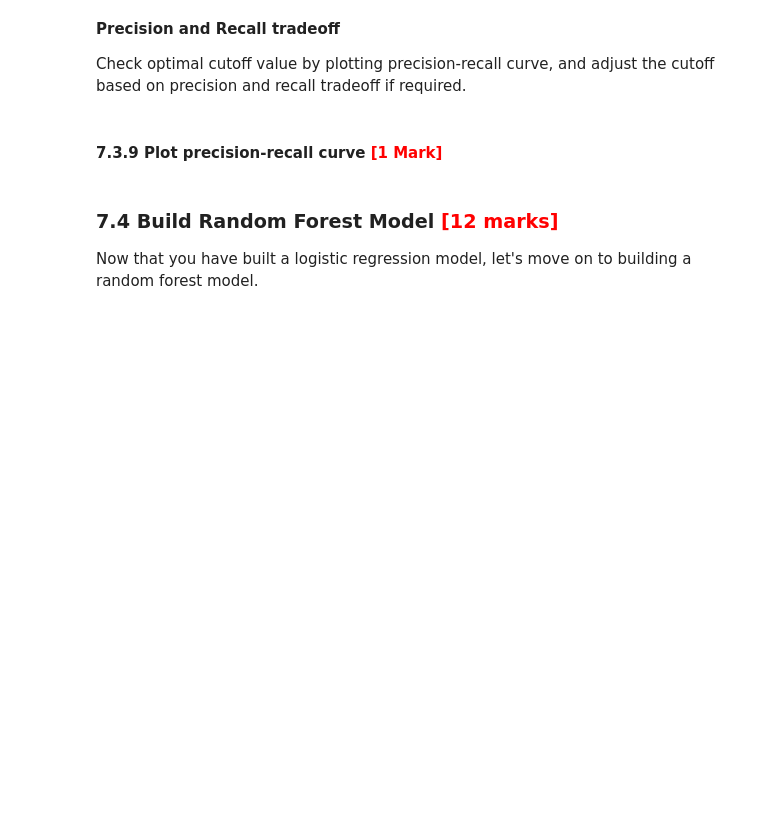
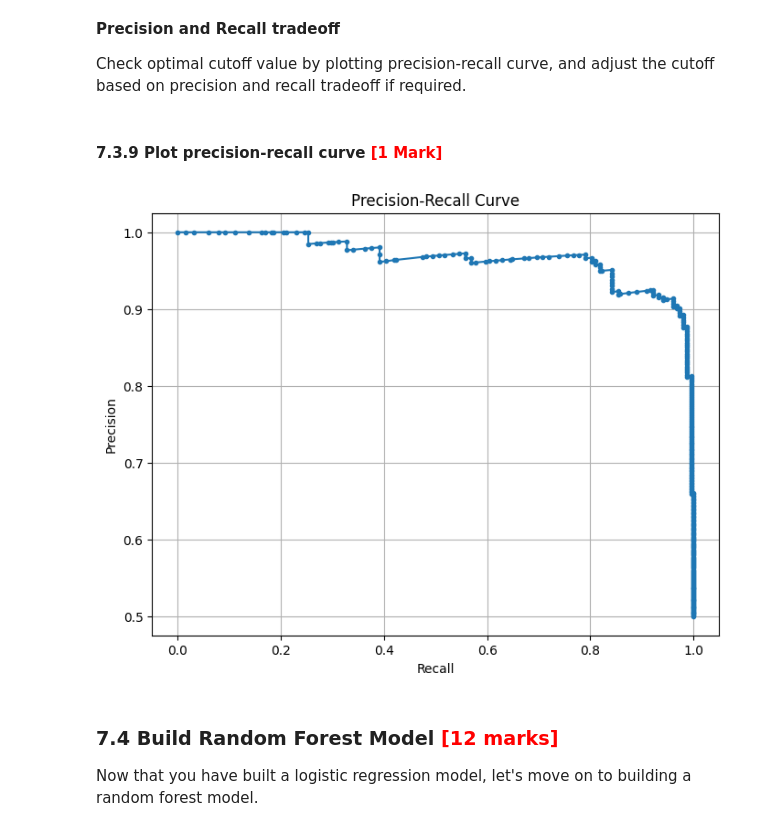
Before and after one commit to shivanshu-sigh-dev/fraudulent-claim-detection, a Jupyter notebook: Fraudulent_Claim_Detection_Starter.ipynb, the cells around one changed output. Saved outputs shown, nothing was run; the diff lists cells and outputs as text; code cells hidden in the pictures; blank space fills up the shorter version.

```diff
--- a/Fraudulent_Claim_Detection_Starter.ipynb
+++ b/Fraudulent_Claim_Detection_Starter.ipynb
@@ -945,0 +1306,10 @@ After analysing the area under the curve of the ROC, check the sensitivity and s
+# %%
+# Create a column for final prediction based on the optimal cutoff
+
+# Find the cutoff where |sensitivity - specificity| is minimized (You can use another criterion if preferred)
+optimal_cutoff = cutoff_metrics_df.loc[(cutoff_metrics_df['sensitivity'] - cutoff_metrics_df['specificity']).abs().idxmin(), 'cutoff']
+print("Optimal Probability Cutoff:", optimal_cutoff)
+
+# Create a column for final prediction using the optimal cutoff
+train_pred_df['final_prediction'] = (train_pred_df['predicted_prob'] >= optimal_cutoff).astype(int)
+train_pred_df.head()
@@ -985,3 +1392,16 @@ from sklearn.metrics import precision_recall_curve
+# %%
+# Plot precision-recall curve
+precision, recall, thresholds = precision_recall_curve(train_pred_df['actual'], train_pred_df['predicted_prob'])
+
+plt.figure(figsize=(8, 6))
+plt.plot(recall, precision, marker='.')
+plt.xlabel('Recall')
+plt.ylabel('Precision')
+plt.title('Precision-Recall Curve')
+plt.grid(True)
+plt.show()
+# %% [output]
+[figure, added]
 # %% [markdown]
 ### **7.4 Build Random Forest Model** <font color = red>[12 marks]</font>
 Now that you have built a logistic regression model, let's move on to building a random forest model.
```
Also changed, not shown: parts of 51 cells of this notebook.
